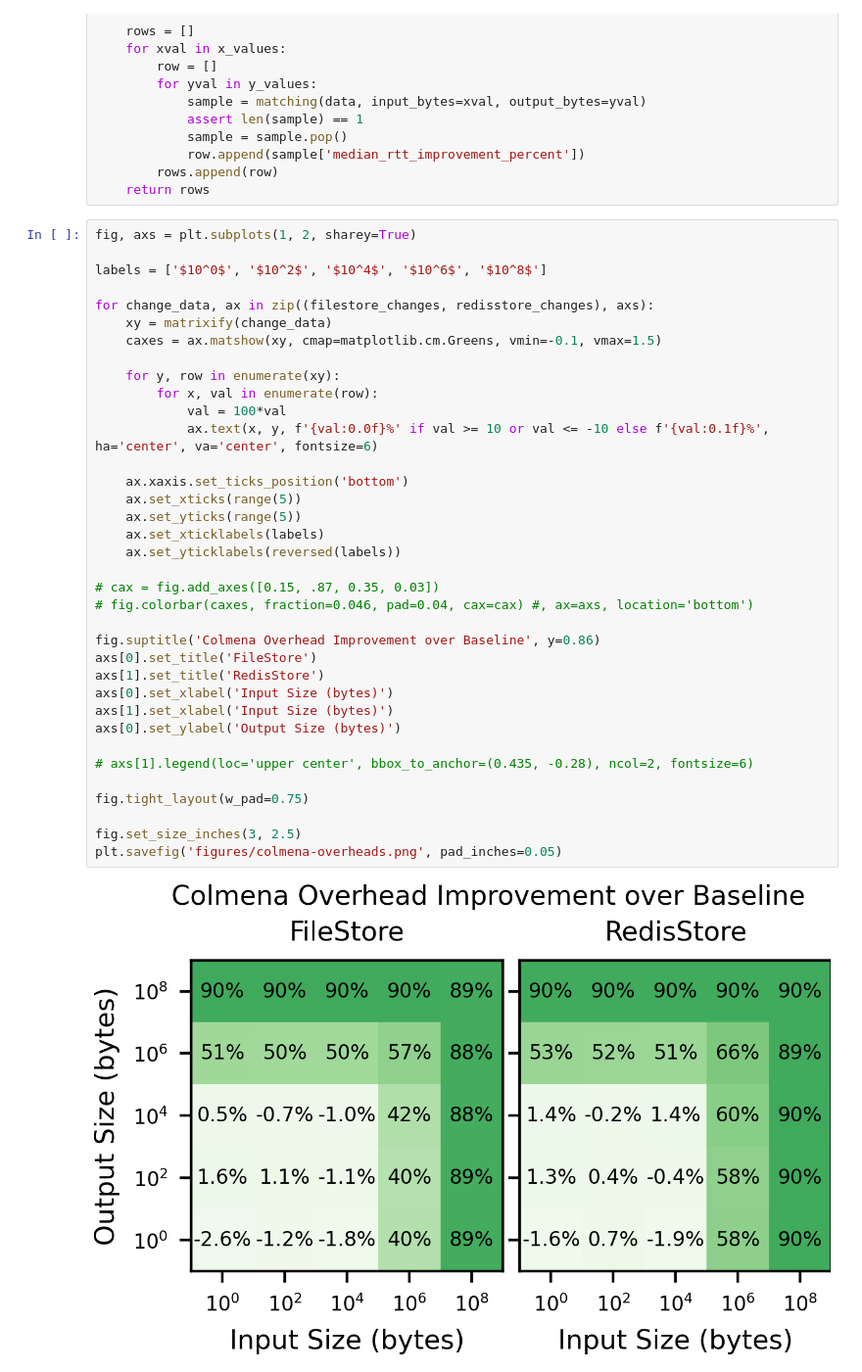
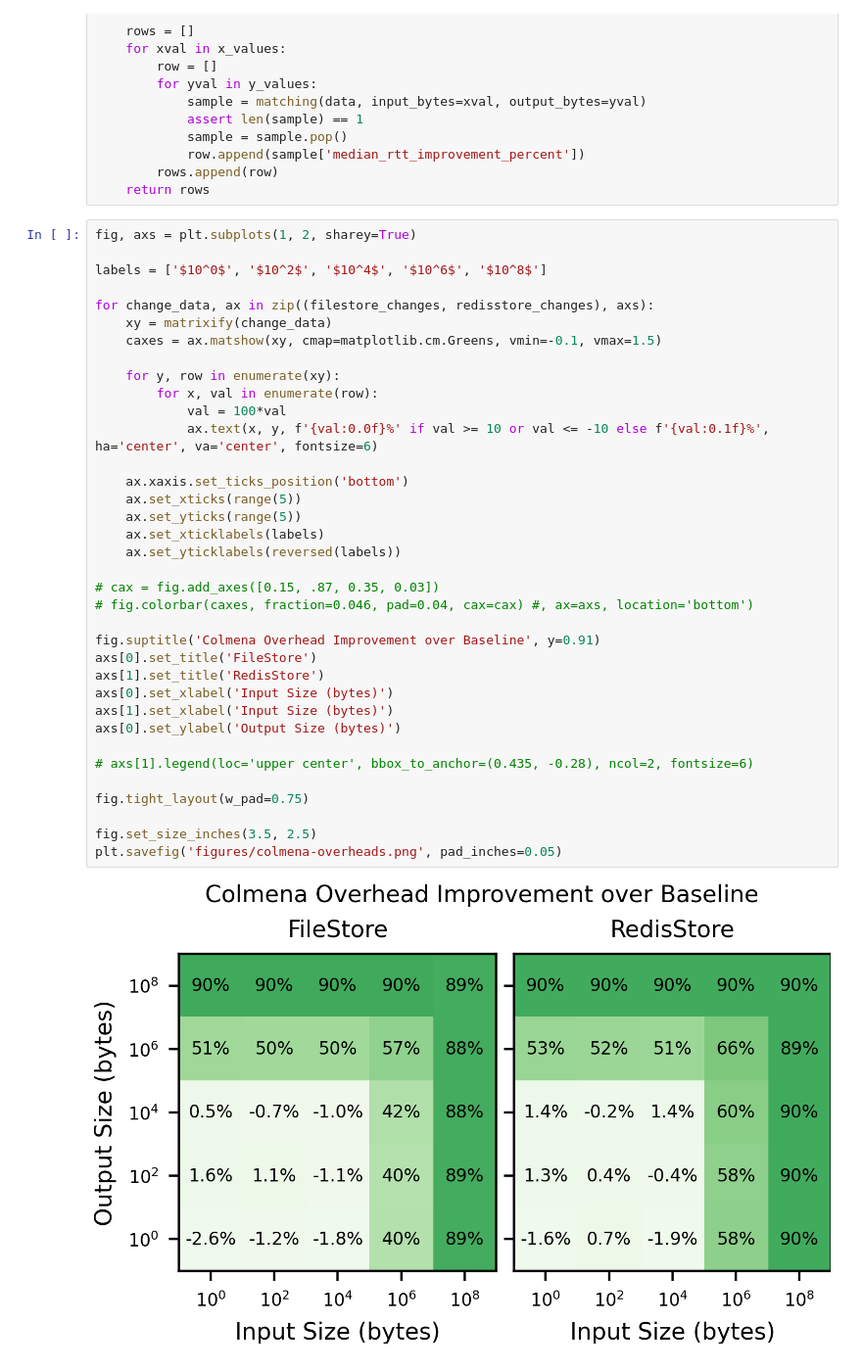
Before and after one commit to proxystore/sc23-evaluation, a Jupyter notebook: 3-colmena-synthetic-app.ipynb, the cells around one changed output. Shown: that part at 98% size. Drawn from its saved outputs; the diff is of its cells as text.

```diff
--- a/3-colmena-synthetic-app.ipynb
+++ b/3-colmena-synthetic-app.ipynb
@@ -199,33 +199,33 @@ labels = ['$10^0$', '$10^2$', '$10^4$', '$10^6$', '$10^8$']
 for change_data, ax in zip((filestore_changes, redisstore_changes), axs):
     xy = matrixify(change_data)
     caxes = ax.matshow(xy, cmap=matplotlib.cm.Greens, vmin=-0.1, vmax=1.5)
 
     for y, row in enumerate(xy):
         for x, val in enumerate(row):
             val = 100*val
             ax.text(x, y, f'{val:0.0f}%' if val >= 10 or val <= -10 else f'{val:0.1f}%', ha='center', va='center', fontsize=6)
 
     ax.xaxis.set_ticks_position('bottom')
     ax.set_xticks(range(5))
     ax.set_yticks(range(5))
     ax.set_xticklabels(labels)
     ax.set_yticklabels(reversed(labels))
 
 # cax = fig.add_axes([0.15, .87, 0.35, 0.03])
 # fig.colorbar(caxes, fraction=0.046, pad=0.04, cax=cax) #, ax=axs, location='bottom')
 
-fig.suptitle('Colmena Overhead Improvement over Baseline', y=0.86)
+fig.suptitle('Colmena Overhead Improvement over Baseline', y=0.91)
 axs[0].set_title('FileStore')
 axs[1].set_title('RedisStore')
 axs[0].set_xlabel('Input Size (bytes)')
 axs[1].set_xlabel('Input Size (bytes)')
 axs[0].set_ylabel('Output Size (bytes)')
 
 # axs[1].legend(loc='upper center', bbox_to_anchor=(0.435, -0.28), ncol=2, fontsize=6)
 
 fig.tight_layout(w_pad=0.75)
 
-fig.set_size_inches(3, 2.5)
+fig.set_size_inches(3.5, 2.5)
 plt.savefig('figures/colmena-overheads.png', pad_inches=0.05)
 # %% [output]
-[figure, old version]
+[figure, new version]
```
Also changed, not shown: 9 other files.
